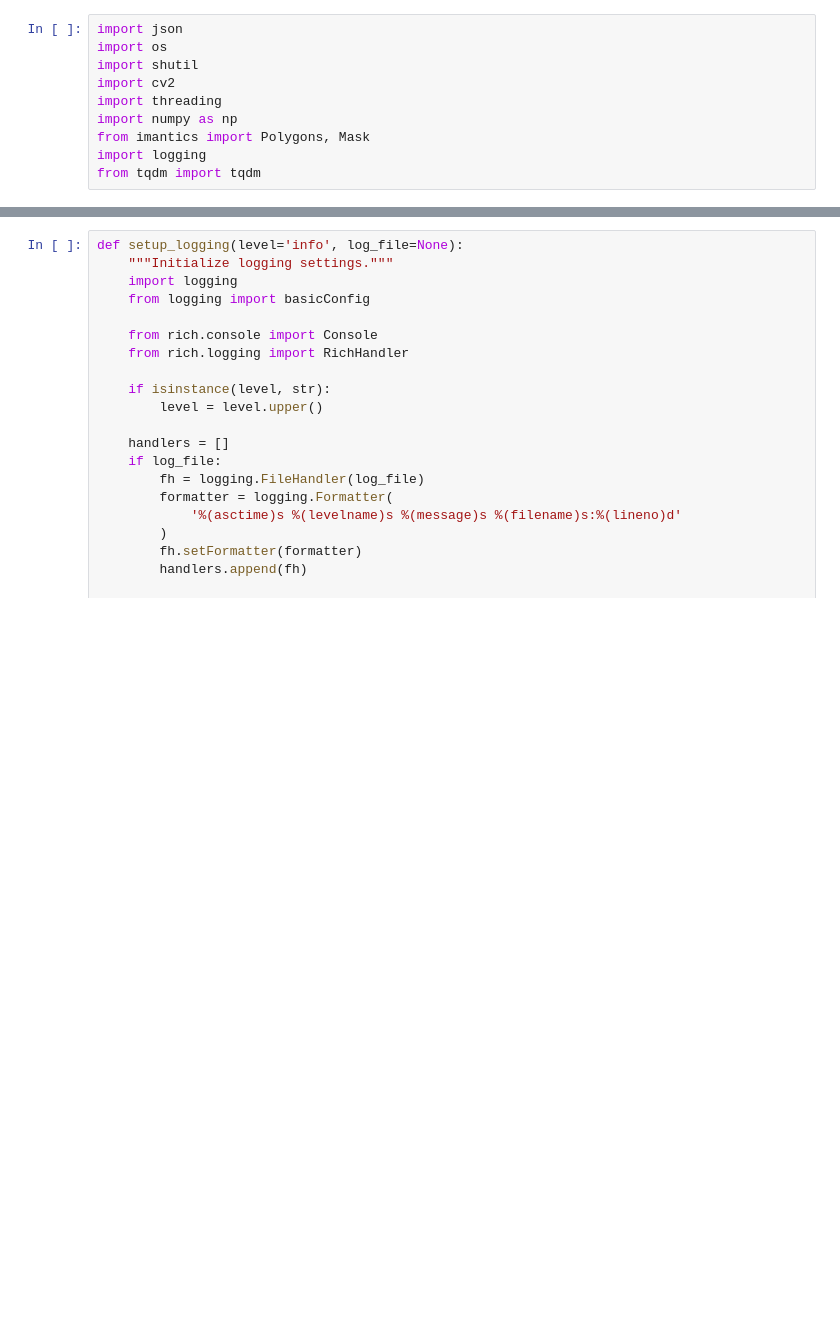
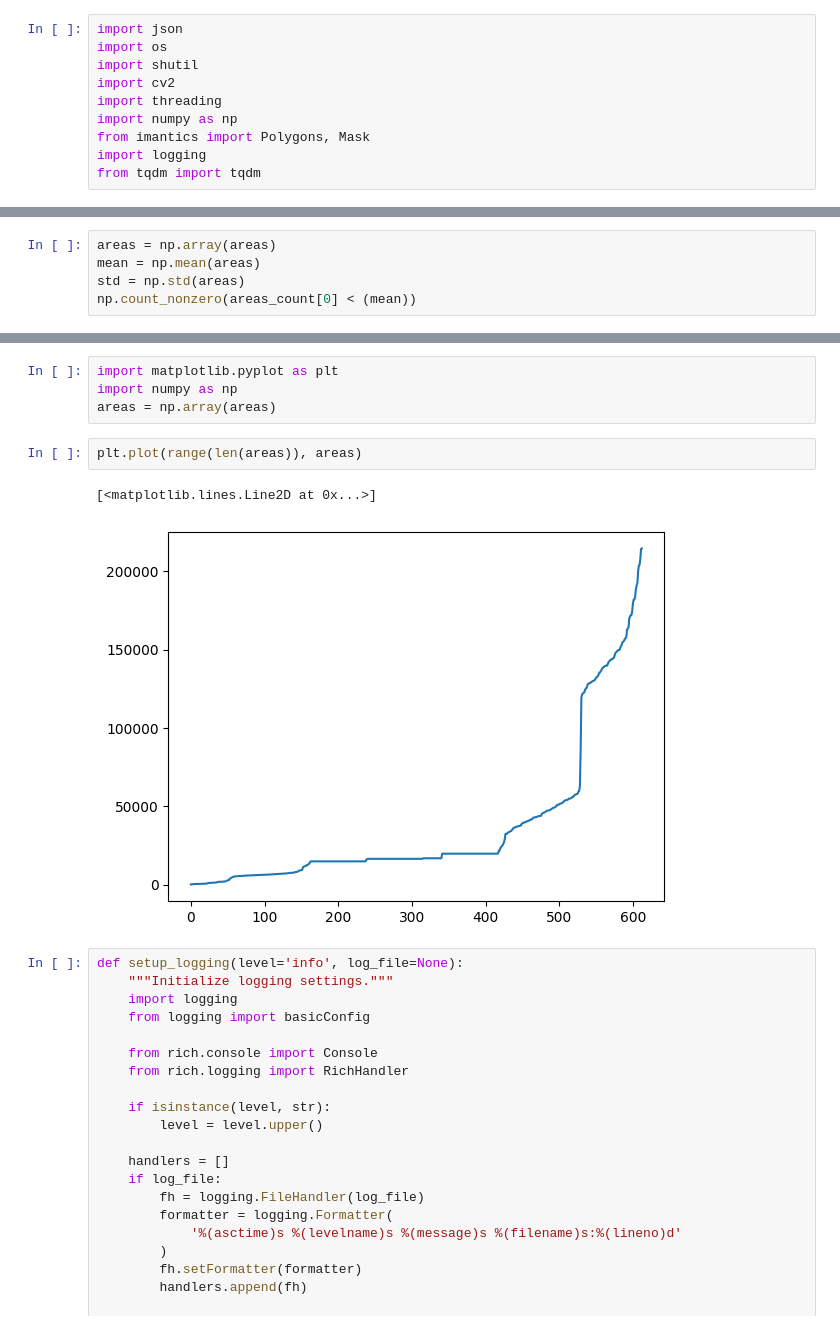
Before and after one commit to EonianCoda/ncku_image_processing_hw, a Jupyter notebook: final_hw/test.ipynb, the cells around one changed output, grey strips where cells are left out. Cells and saved outputs as stored; diff of their text form; blank space fills up the shorter version.

```diff
--- a/final_hw/test.ipynb
+++ b/final_hw/test.ipynb
@@ -10,0 +95,5 @@ from tqdm import tqdm
+# %%
+areas = np.array(areas)
+mean = np.mean(areas)
+std = np.std(areas)
+np.count_nonzero(areas_count[0] < (mean))
@@ -11,3 +124,12 @@ from tqdm import tqdm
+# %%
+import matplotlib.pyplot as plt
+import numpy as np
+areas = np.array(areas)
+# %%
+plt.plot(range(len(areas)), areas)
+# %% [output]
+[<matplotlib.lines.Line2D at 0x...>]
+[figure, added]
 # %%
 def setup_logging(level='info', log_file=None):
     """Initialize logging settings."""
```
Also changed, not shown: parts of 9 cells of this notebook, 18 other files.
